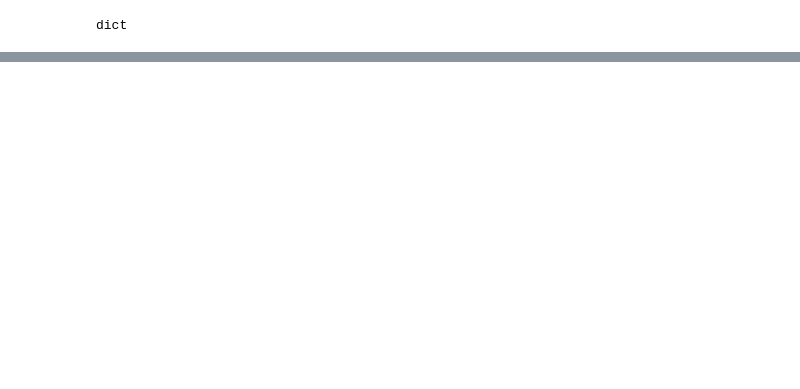
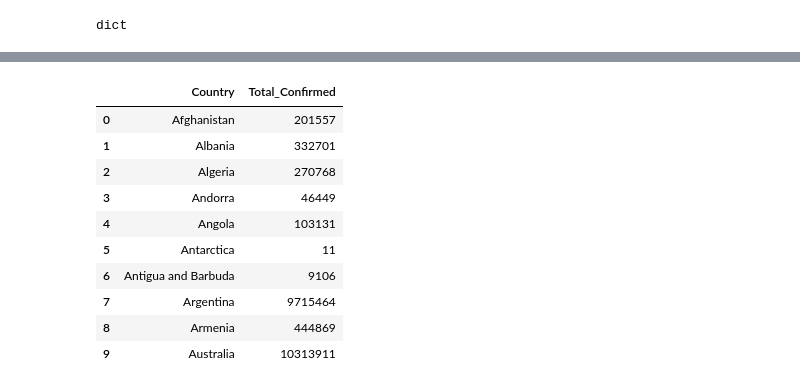
Before and after one commit to matiwan3/learning-python, a Jupyter notebook: python/O_JSON_API/JSON_API.ipynb, the cells around one changed output, grey strips where cells are left out. Saved outputs shown, nothing was run; the diff lists cells and outputs as text; code cells hidden in the pictures; blank space fills up the shorter version.

```diff
--- a/python/O_JSON_API/JSON_API.ipynb
+++ b/python/O_JSON_API/JSON_API.ipynb
@@ -16,0 +63,20 @@ dict
+# %%
+country_list = []
+for country_info in response_info['Countries']:
+ country_list.append([country_info['Country'], country_info['TotalConfirmed']])
+# %%
+country_df = pd.DataFrame(data=country_list, columns=['Country', 'Total_Confirmed'])
+# %%
+country_df.head(10)
+# %% [output]
+|  | Country | Total_Confirmed |
+| 0 | Afghanistan | 201557 |
+| 1 | Albania | 332701 |
+| 2 | Algeria | 270768 |
+| 3 | Andorra | 46449 |
+| 4 | Angola | 103131 |
+| 5 | Antarctica | 11 |
+| 6 | Antigua and Barbuda | 9106 |
+| 7 | Argentina | 9715464 |
+| 8 | Armenia | 444869 |
+| 9 | Australia | 10313911 |
```
Also changed, not shown: parts of 4 cells of this notebook, 1 other file.
